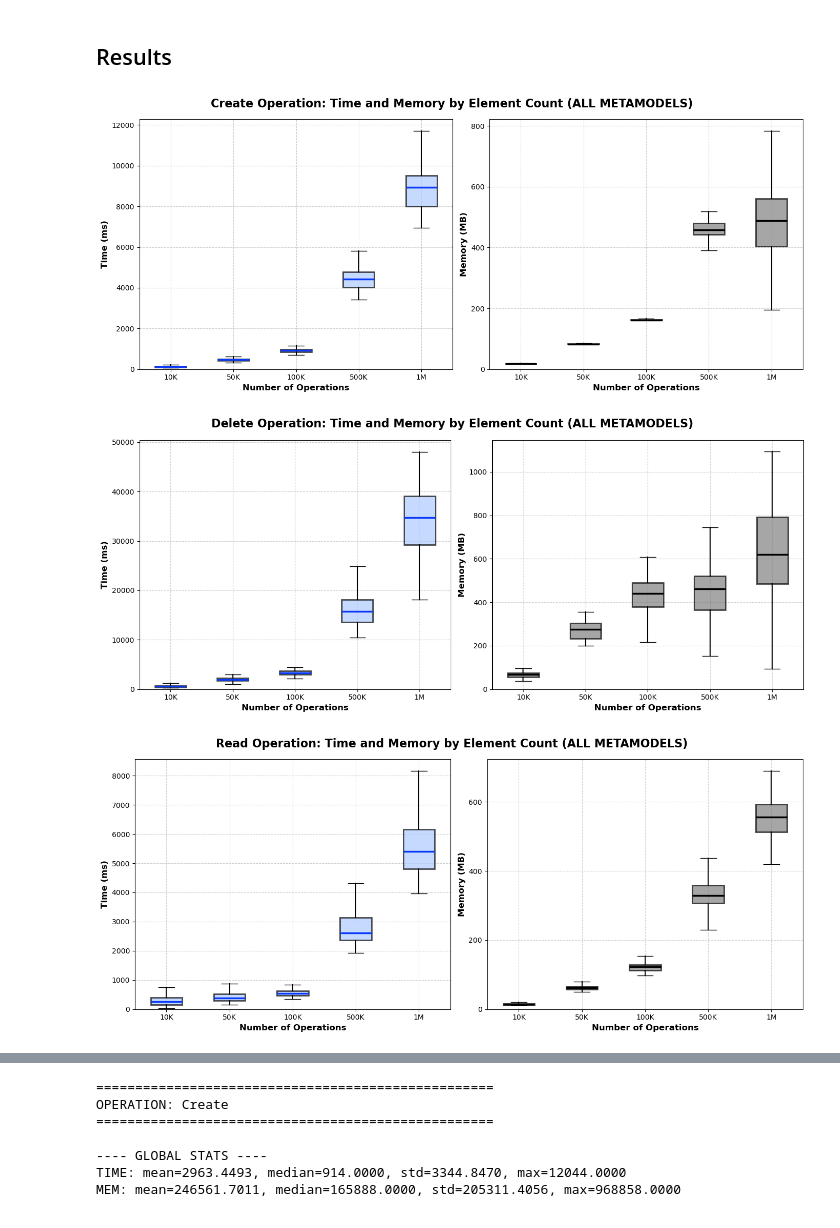
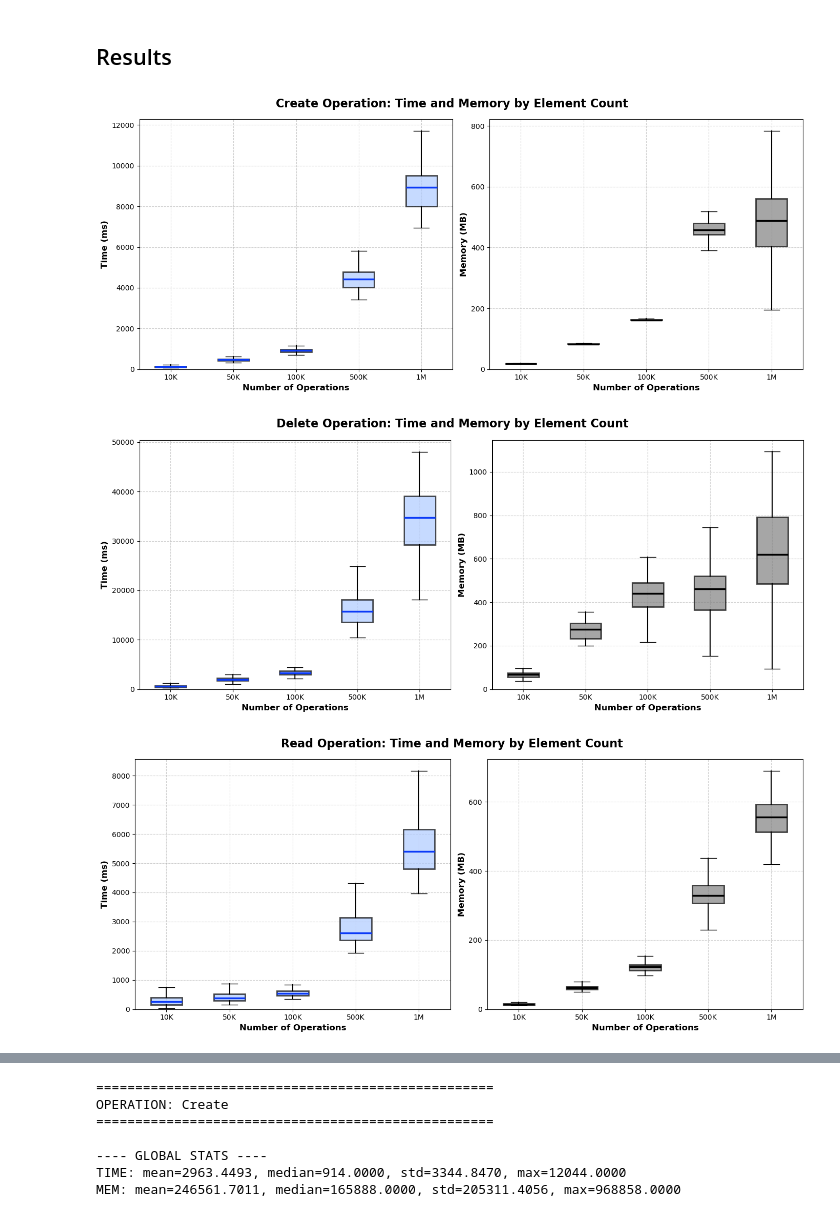
Before and after one commit to geodes-sms/NeoModelingFramework, a Jupyter notebook: Evaluation/analysis/RQ3-results-gen-analysis.ipynb, the cells around one changed output, grey strips where cells are left out. Saved outputs shown, nothing was run; the diff lists cells and outputs as text; code cells hidden in the pictures.

Commit message:
new plots

```diff
--- a/Evaluation/analysis/RQ3-results-gen-analysis.ipynb
+++ b/Evaluation/analysis/RQ3-results-gen-analysis.ipynb
@@ -87,12 +87,19 @@ def plot_operation(df, op_name, metamodel_name):
     axes[1].set_ylim(bottom=0)
 
     plt.suptitle(
-        f"{op_name} Operation: Time and Memory by Element Count ({metamodel_name})",
+        f"{op_name} Operation: Time and Memory by Element Count",
         fontsize=16,
         fontweight="bold",
     )
 
     plt.tight_layout()
+    output_dir = "./img/"
+    os.makedirs(output_dir, exist_ok=True)
+
+    filename = f"RQ3Genmodels{op_name}.pdf"
+    filepath = os.path.join(output_dir, filename)
+
+    plt.savefig(filepath, format="pdf", bbox_inches="tight")
 
     plt.show()
 
@@ -102,34 +109,34 @@ def plot_operation(df, op_name, metamodel_name):
 operations = {}
 
 for metamodel in os.listdir(BASE_FOLDER):
     folder_path = os.path.join(BASE_FOLDER, metamodel)
 
     if not os.path.isdir(folder_path):
         continue
 
 
     for file in os.listdir(folder_path):
         if not file.endswith(".csv"):
             continue
 
         match = pattern.match(file)
         if not match:
             continue
 
         op = match.group(1)
 
         df = pd.read_csv(os.path.join(folder_path, file))
         df["metamodel"] = metamodel  # kept for traceability (not used in plot)
 
         operations.setdefault(op, []).append(df)
 
 
 for op, dfs in operations.items():
     full_df = pd.concat(dfs, ignore_index=True)
 
     # all metamodels combined
-    plot_operation(full_df, op, "ALL METAMODELS")
+    plot_operation(full_df, op, "")
 # %% [output]
-[figure, old version]
+[figure, new version]
-[figure, old version]
+[figure, new version]
-[figure, old version]
+[figure, new version]
```
Also changed, not shown: parts of 6 cells of this notebook, 9 other files.
